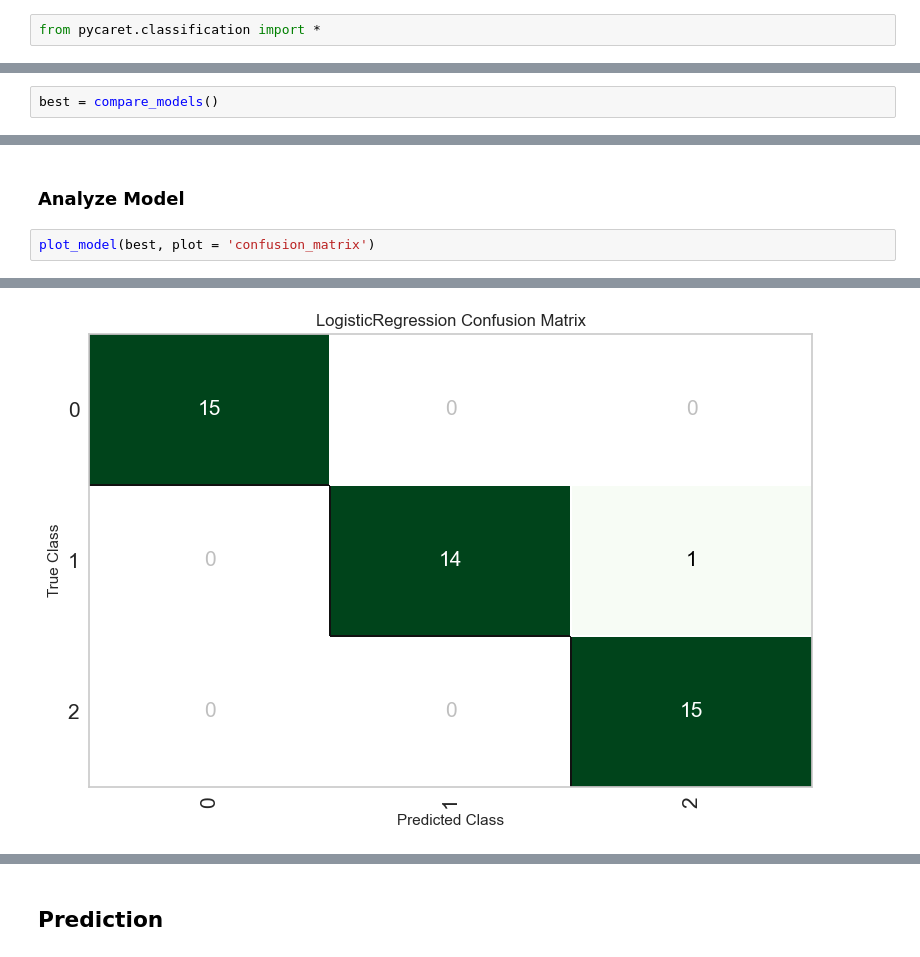
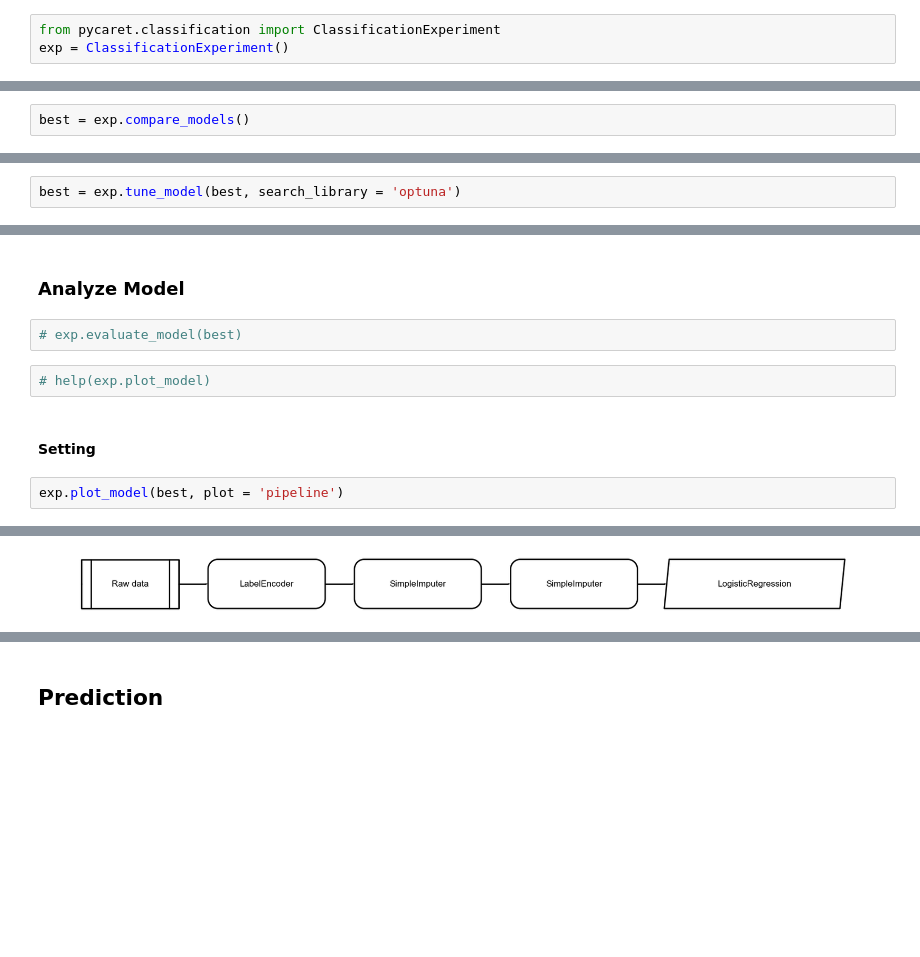
Before and after one commit to TakanariShimbo/sample_pycaret3, a Jupyter notebook: classification_multi.ipynb, the cells around one changed output, grey strips where cells are left out. Saved outputs shown, nothing was run; the diff lists cells and outputs as text; blank space fills up the shorter version.

```diff
--- a/classification_multi.ipynb
+++ b/classification_multi.ipynb
@@ -20,7 +20,8 @@ data = get_data('iris')
 # %% [markdown]
 Setup ➡️ Compare Models ➡️ Analyze Model ➡️ Prediction
 # %%
-from pycaret.classification import *
+from pycaret.classification import ClassificationExperiment
+exp = ClassificationExperiment()
 # %% [markdown]
 ### Setup
 # %%
@@ -48,5 +71,5 @@ s = setup(data, target = 'species', session_id = 123)
 # %%
-best = compare_models()
+best = exp.compare_models()
 # %% [output]
 [interactive output not drawn]
 |  | Model | Accuracy | AUC | Recall | Prec. | F1 | Kappa | MCC | TT (Sec) |
@@ -69 +92,3 @@ best = compare_models()
 [interactive output not drawn]
+# %%
+best = exp.tune_model(best, search_library = 'optuna')
@@ -70,5 +115,11 @@ best = compare_models()
 # %% [markdown]
 ### Analyze Model
+# %%
+# exp.evaluate_model(best)
+# %%
+# help(exp.plot_model)
+# %% [markdown]
+#### Setting
 # %%
-plot_model(best, plot = 'confusion_matrix')
+exp.plot_model(best, plot = 'pipeline')
 # %% [output]
@@ -76,2 +126,2 @@ plot_model(best, plot = 'confusion_matrix')
-[figure, old version]
+[figure, new version]
 # %%
```
Also changed, not shown: parts of 24 cells of this notebook, 2 other files.
